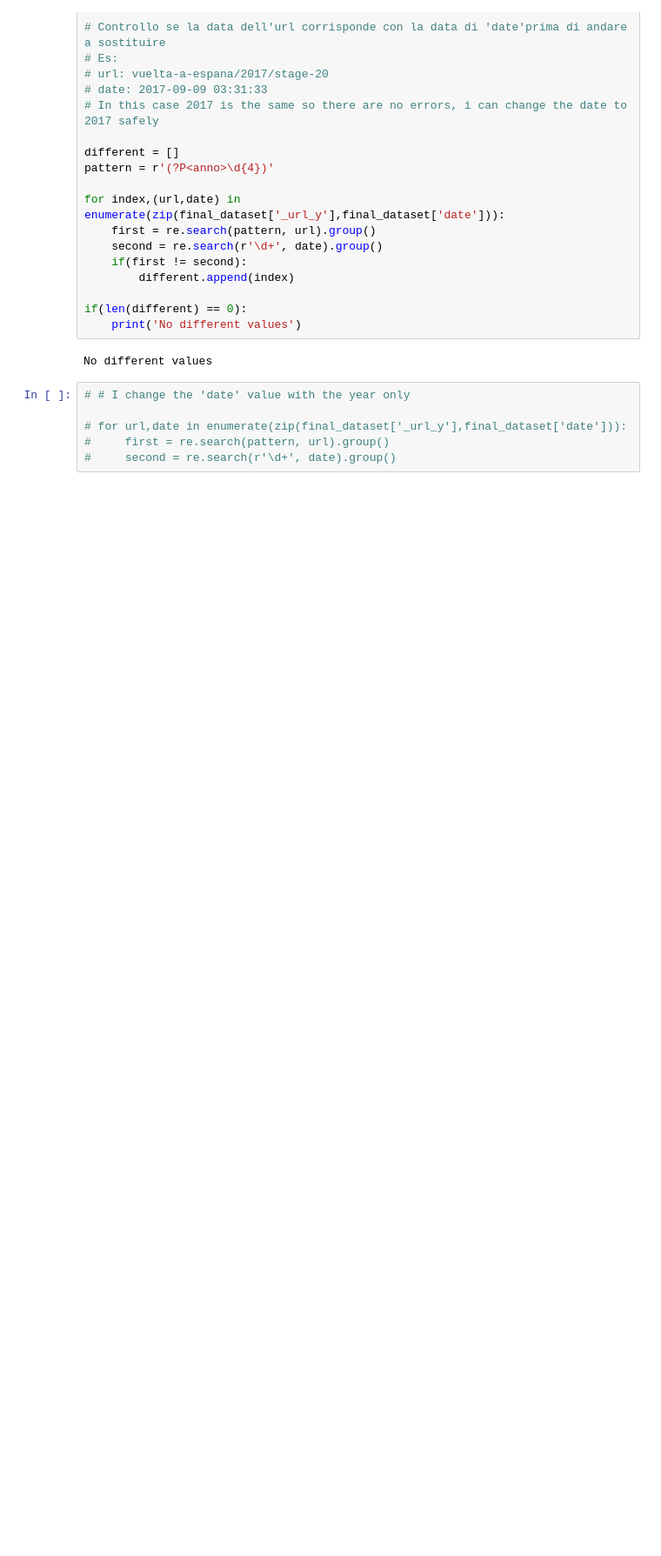
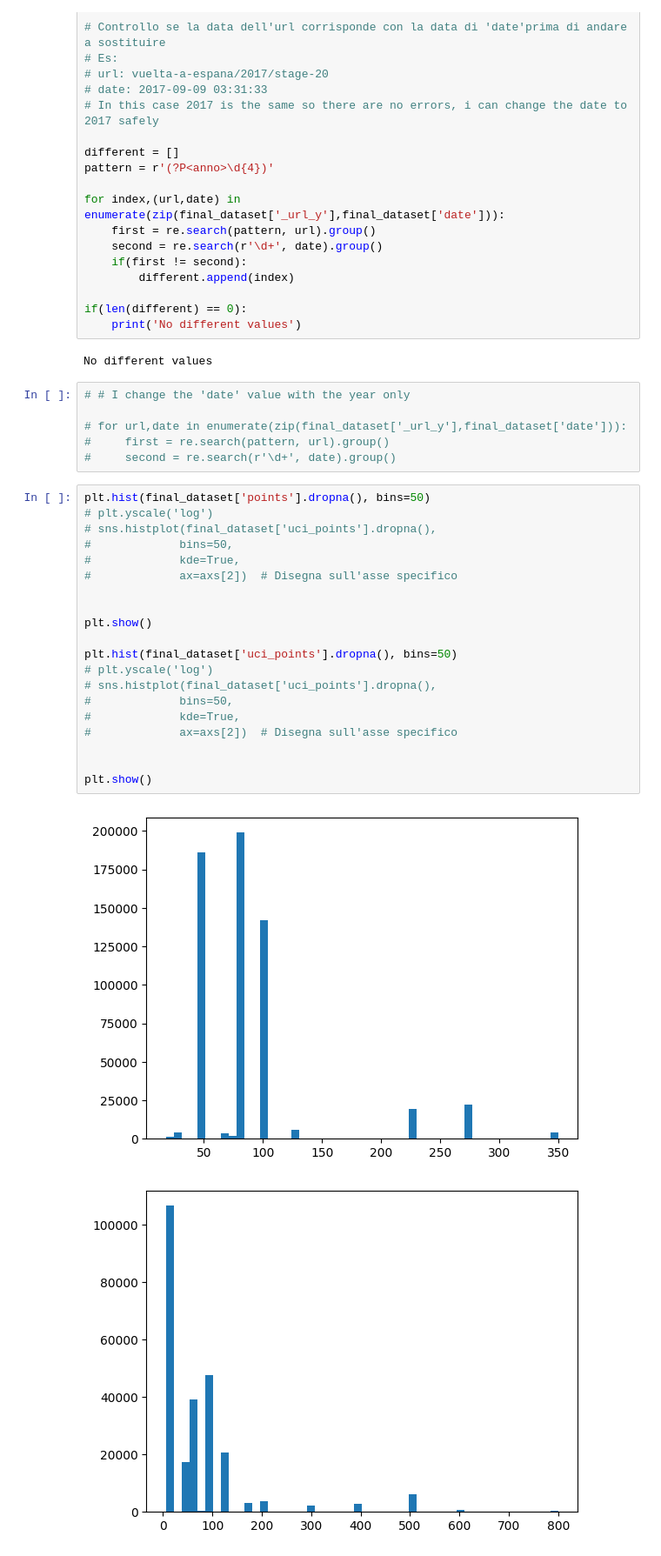
Before and after one commit to fefex302/Data-Mining, a Jupyter notebook: Data_Understanding.ipynb, the cells around one changed output. Shown at 87% size. Drawn from its saved outputs; the diff is of its cells as text; blank space fills up the shorter version.

```diff
--- a/Data_Understanding.ipynb
+++ b/Data_Understanding.ipynb
@@ -367,3 +396,26 @@ No different values
 # for url,date in enumerate(zip(final_dataset['_url_y'],final_dataset['date'])):
 #     first = re.search(pattern, url).group()
 #     second = re.search(r'\d+', date).group()
+# %%
+plt.hist(final_dataset['points'].dropna(), bins=50)
+# plt.yscale('log')
+# sns.histplot(final_dataset['uci_points'].dropna(),
+#             bins=50,
+#             kde=True,
+#             ax=axs[2])  # Disegna sull'asse specifico
+
+
+plt.show()
+
+plt.hist(final_dataset['uci_points'].dropna(), bins=50)
+# plt.yscale('log')
+# sns.histplot(final_dataset['uci_points'].dropna(),
+#             bins=50,
+#             kde=True,
+#             ax=axs[2])  # Disegna sull'asse specifico
+
+
+plt.show()
+# %% [output]
+[figure, added]
+[figure, added]
```
Also changed, not shown: parts of 5 cells of this notebook.
